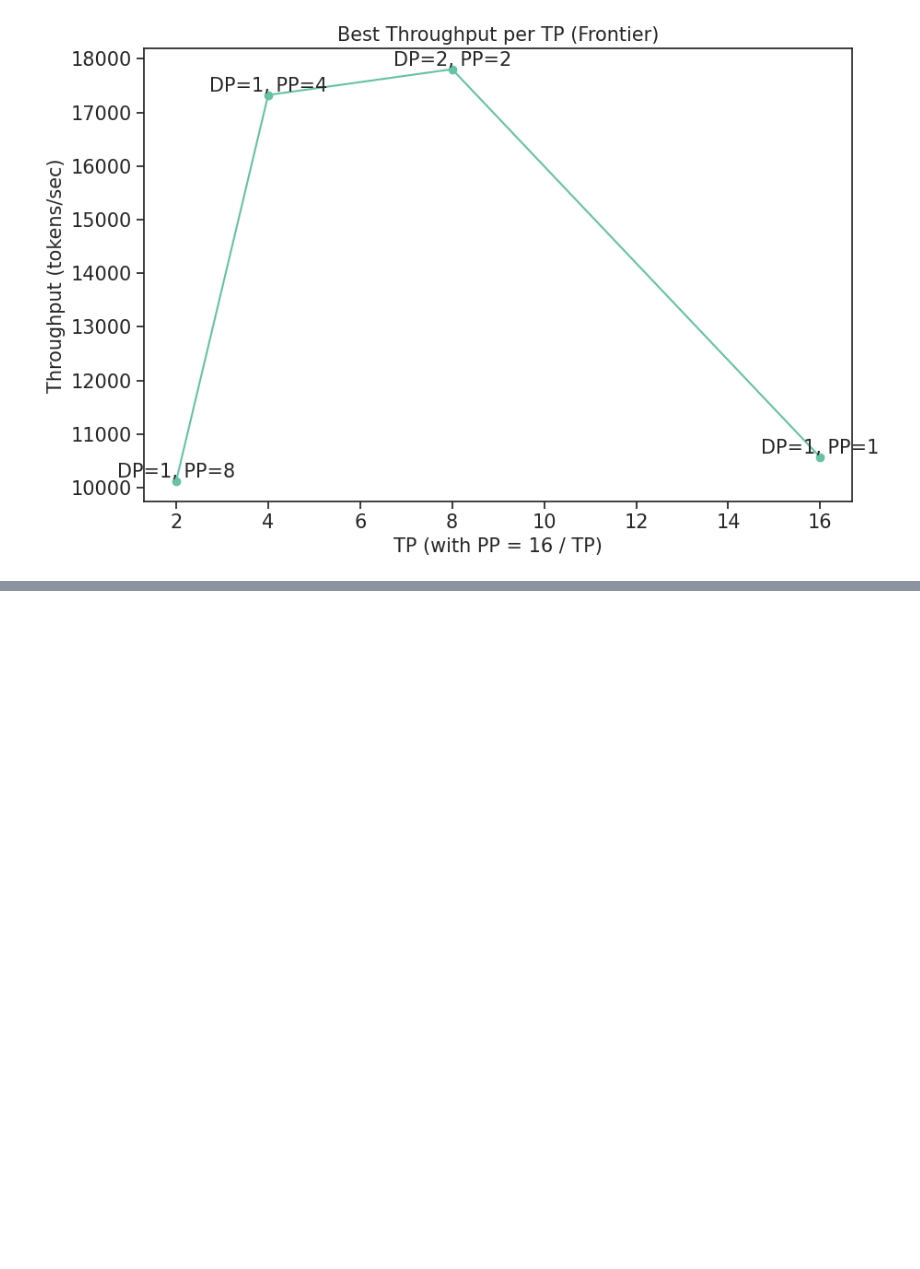
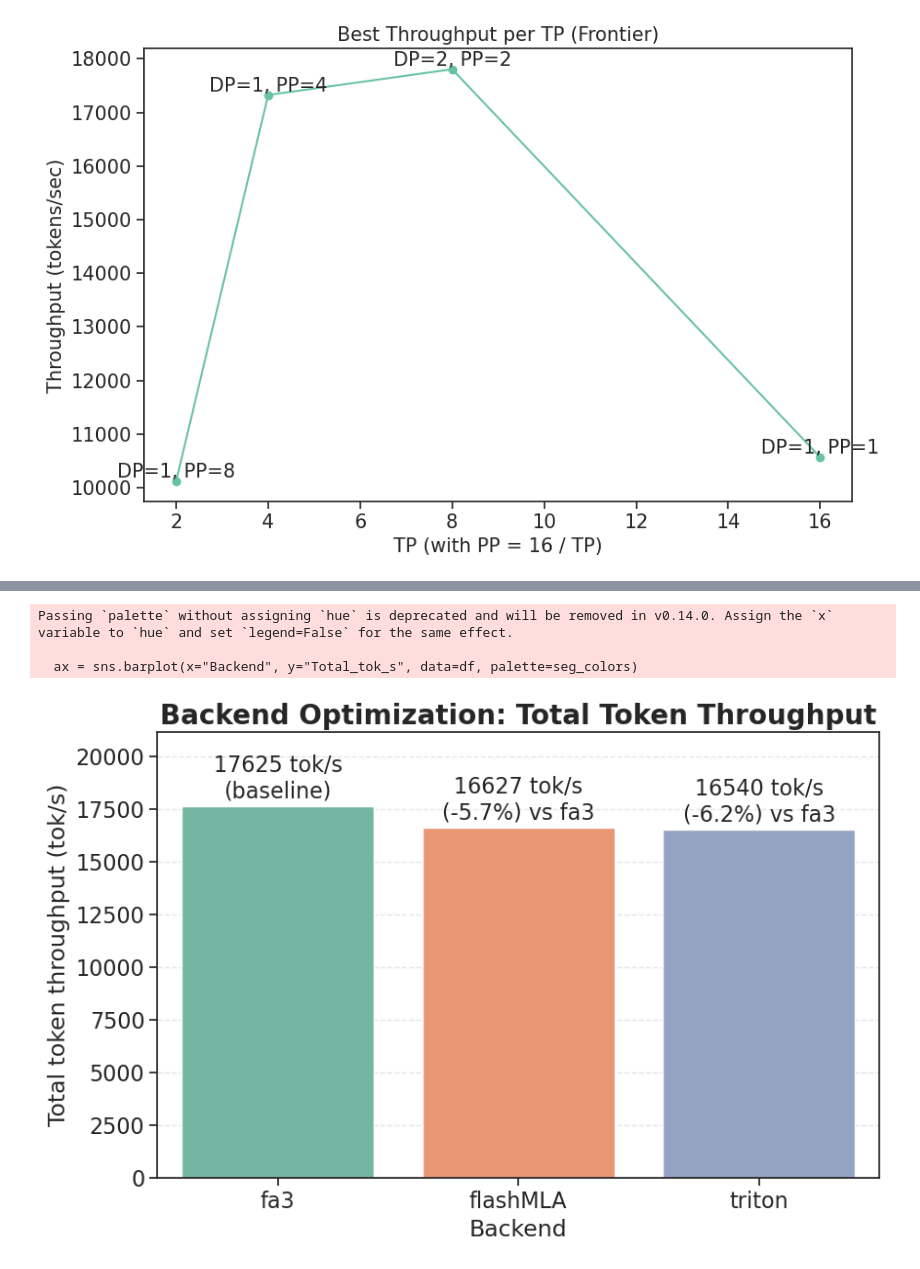
Before and after one commit to HaibinLai/APAC25-nwchem, a Jupyter notebook: deepseek2.ipynb, the cells around one changed output, grey strips where cells are left out. Saved outputs shown, nothing was run; the diff lists cells and outputs as text; code cells hidden in the pictures; blank space fills up the shorter version.

```diff
--- a/deepseek2.ipynb
+++ b/deepseek2.ipynb
@@ -311,0 +566,70 @@ plt.tight_layout()
+# %%
+# -*- coding: utf-8 -*-
+import matplotlib.pyplot as plt
+import seaborn as sns
+import pandas as pd
+
+# =========================================================
+# 全局样式（与之前保持一致）
+# =========================================================
+sns.set(style='white', palette='Set2', color_codes=False)
+sns.set_style("ticks")
+plt.rcParams['font.size'] = 16
+plt.rcParams['axes.titlesize'] = 20
+plt.rcParams['axes.labelsize'] = 17
+plt.rcParams['legend.fontsize'] = 16
+plt.rcParams['xtick.labelsize'] = 16
+plt.rcParams['ytick.labelsize'] = 16
+
+colors = sns.color_palette('Set2')
+seg_colors = [colors[0], colors[1], colors[2]]  # 三种后端色
+line_colors = [colors[3], colors[4], colors[5]]
+
+# =========================================================
+# 数据：后端优化结果
+# =========================================================
+data = [
+    {"Backend": "fa3", "Total_tok_s": 17624.96},
+    {"Backend": "flashMLA", "Total_tok_s": 16626.69},
+    {"Backend": "triton", "Total_tok_s": 16539.77},
+]
+
+df = pd.DataFrame(data)
+
+# =========================================================
+# 计算相对提升（以 triton 为 baseline）
+# =========================================================
+baseline = df.loc[df["Backend"] == "fa3", "Total_tok_s"].values[0]
+df["Delta_%"] = (df["Total_tok_s"] / baseline - 1.0) * 100
+
+# =========================================================
+# 绘图
+# =========================================================
+plt.figure(figsize=(9, 6))
+ax = sns.barplot(x="Backend", y="Total_tok_s", data=df, palette=seg_colors)
+
+plt.title("Backend Optimization: Total Token Throughput", fontweight="bold")
+plt.ylabel("Total token throughput (tok/s)")
+plt.grid(axis="y", linestyle="--", alpha=0.5)
+
+# ylim
+plt.ylim(0, max(df["Total_tok_s"]) * 1.2)
+
+# 在柱顶标注数值和相对提升
+for i, row in df.iterrows():
+    label = f"{row['Total_tok_s']:.0f} tok/s"
+    if row["Backend"] != "fa3":
+        label += f"\n({row['Delta_%']:+.1f}%) vs fa3"
+    else:
+        label += "\n(baseline)"
+    ax.text(i, row["Total_tok_s"] * 1.01, label, ha="center", va="bottom")
+
+plt.tight_layout()
+plt.savefig("backend_total_throughput.png", dpi=220, bbox_inches="tight")
+plt.savefig("backend_total_throughput.pdf", bbox_inches="tight")
+plt.show()
+# %% [output]
+Passing `palette` without assigning `hue` is deprecated and will be removed in v0.14.0. Assign the `x` variable to `hue` and set `legend=False` for the same effect.
+
+  ax = sns.barplot(x="Backend", y="Total_tok_s", data=df, palette=seg_colors)
+[figure, added]
```
Also changed, not shown: parts of 3 cells of this notebook, 30 other files.
